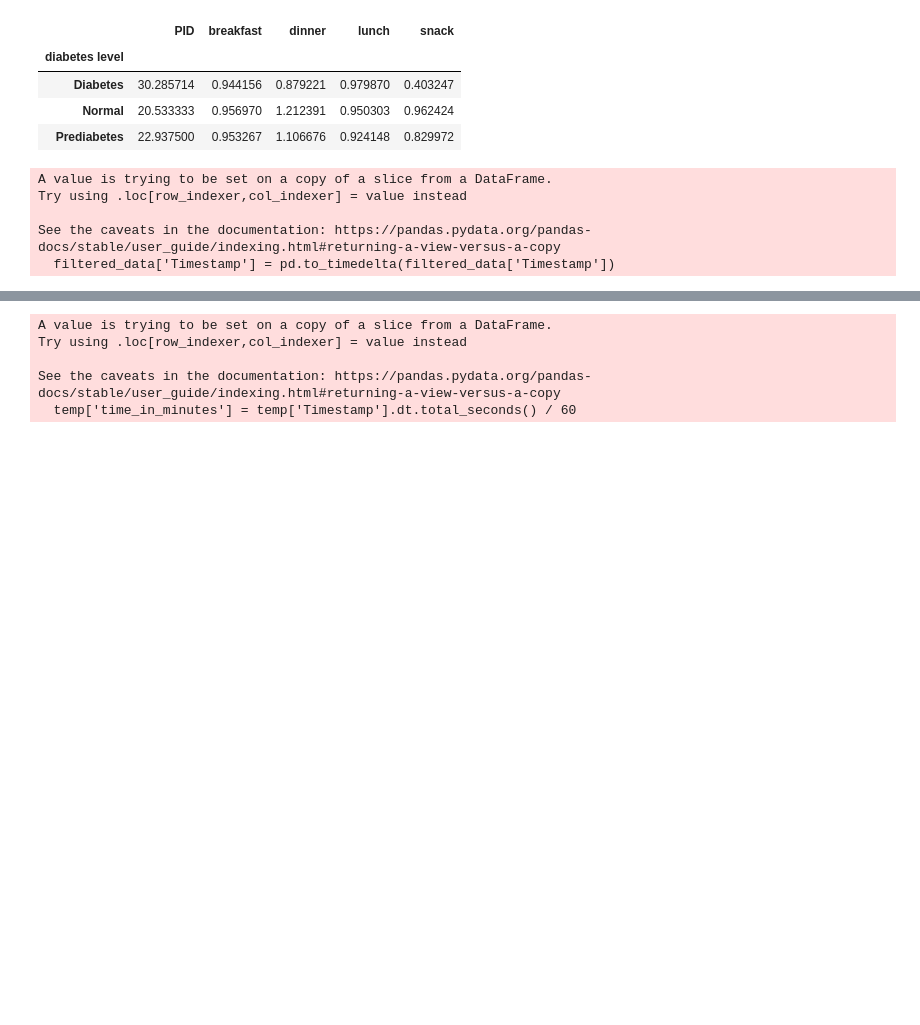
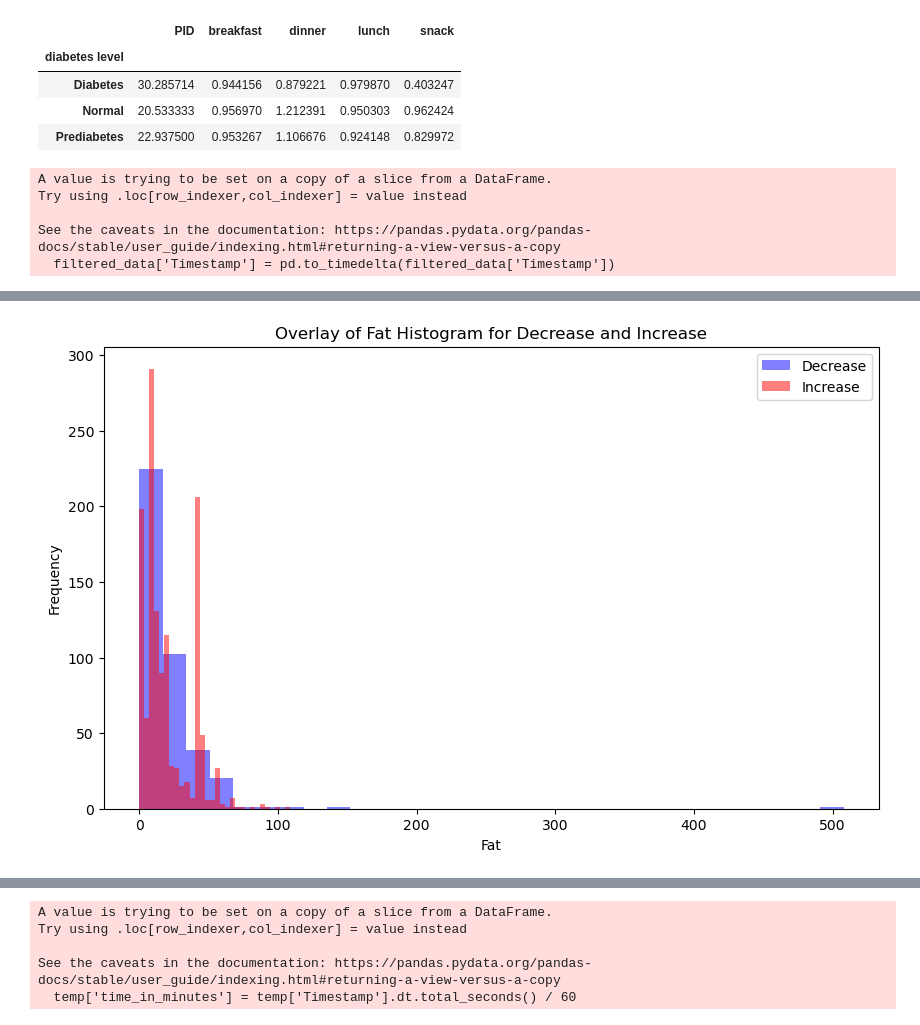
Before and after one commit to g7xu/Secret-Life-Of-BloodGlucose, a Jupyter notebook: eda/jasonEDA.ipynb, the cells around one changed output, grey strips where cells are left out. Saved outputs shown, nothing was run; the diff lists cells and outputs as text; code cells hidden in the pictures; blank space fills up the shorter version.

```diff
--- a/eda/jasonEDA.ipynb
+++ b/eda/jasonEDA.ipynb
@@ -108,0 +252,16 @@ See the caveats in the documentation: https://pandas.pydata.org/pandas-docs/stab
+# %%
+plt.figure(figsize=(10, 6))
+
+# Plot histogram for decrease['Carbs']
+plt.hist(decrease['Fat'], bins=30, alpha=0.5, label='Decrease', color='blue')
+
+# Plot histogram for increase['Carbs']
+plt.hist(increase['Fat'], bins=30, alpha=0.5, label='Increase', color='red')
+
+plt.xlabel('Fat')
+plt.ylabel('Frequency')
+plt.title('Overlay of Fat Histogram for Decrease and Increase')
+plt.legend()
+plt.show()
+# %% [output]
+[figure, added]
```
Also changed, not shown: parts of 18 cells of this notebook.
